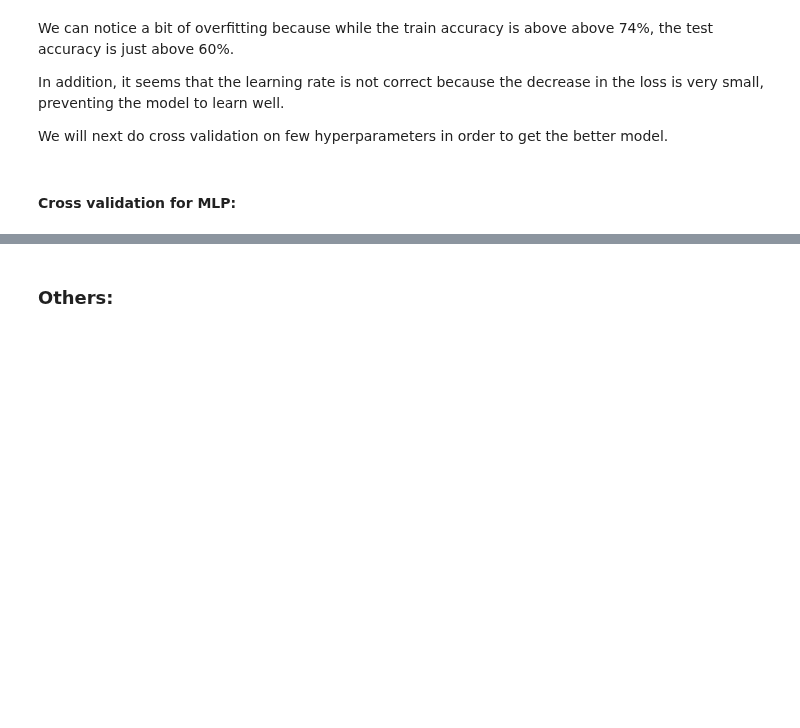
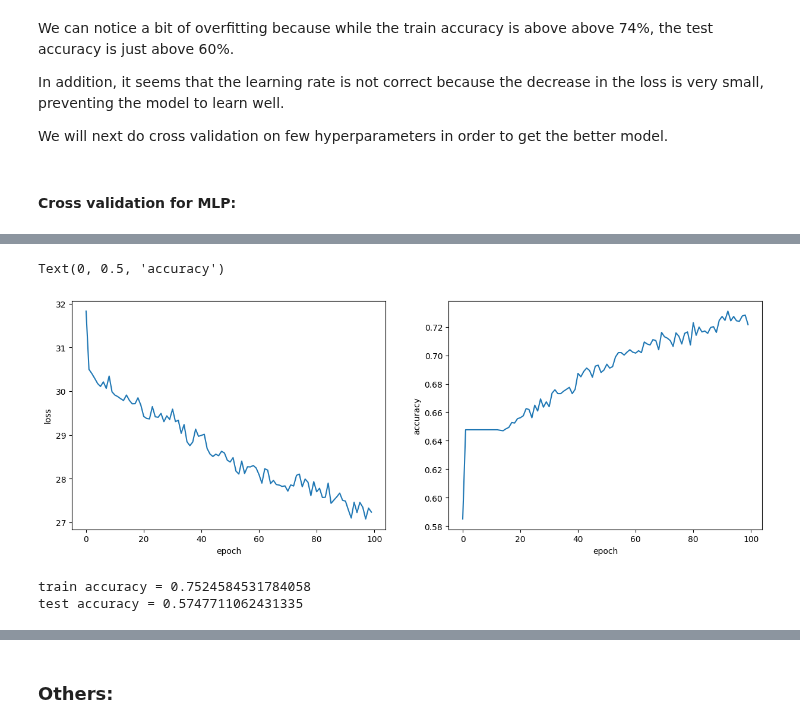
Before and after one commit to omersideman/ai-project, a Jupyter notebook: notebooks/simple_classifiers.ipynb, the cells around one changed output, grey strips where cells are left out. Saved outputs shown, nothing was run; the diff lists cells and outputs as text; code cells hidden in the pictures; blank space fills up the shorter version.

```diff
--- a/notebooks/simple_classifiers.ipynb
+++ b/notebooks/simple_classifiers.ipynb
@@ -440,0 +489,21 @@ plotCV(results, configures)
+# %%
+config = {'lr': 1e-3, 'weight_decay': 5e-4}
+
+mlp_model = nn.Sequential(
+        nn.BatchNorm1d(input_dim),
+        nn.Linear(input_dim, 32),
+        nn.LeakyReLU(),
+        nn.Linear(32, 64),
+        nn.LeakyReLU(),
+        nn.Linear(64, output_dim),
+        nn.Softmax(dim=1)
+)
+
+
+loss_fn = nn.CrossEntropyLoss()
+optimizer = torch.optim.Adam(mlp_model.parameters(), lr=config['lr'], weight_decay=config['weight_decay'])
+scheduler = torch.optim.lr_scheduler.StepLR(optimizer,step_size=20,gamma=0.1)
+
+mlp_trainer = trainer(mlp_model,optimizer,loss_fn,num_epochs,batch_size,None,True)
+# %%
+train_res = mlp_trainer.fit(X_train,y_train)
@@ -440,0 +512,23 @@ plotCV(results, configures)
+# %%
+import matplotlib.pyplot as plt
+
+fig, axs = plt.subplots(1,2, figsize=(15,5))
+
+axs[0].plot(range(num_epochs), train_res[0])
+axs[0].set_xlabel('epoch')
+axs[0].set_ylabel('loss')
+
+axs[1].plot(range(num_epochs), train_res[1])
+axs[1].set_xlabel('epoch')
+axs[1].set_ylabel('accuracy')
+# %% [output]
+Text(0, 0.5, 'accuracy')
+[figure, added]
+# %%
+train_acc, test_acc = print_accuracy_prob(mlp_model, *splitted_data_torch)
+clf_results['name'].append('MLP with CV')
+clf_results['train_acc'].append(train_acc)
+clf_results['test_acc'].append(test_acc)
+# %% [output]
+train accuracy = 0.7524584531784058
+test accuracy = 0.5747711062431335
```
Also changed, not shown: parts of 26 cells of this notebook.
